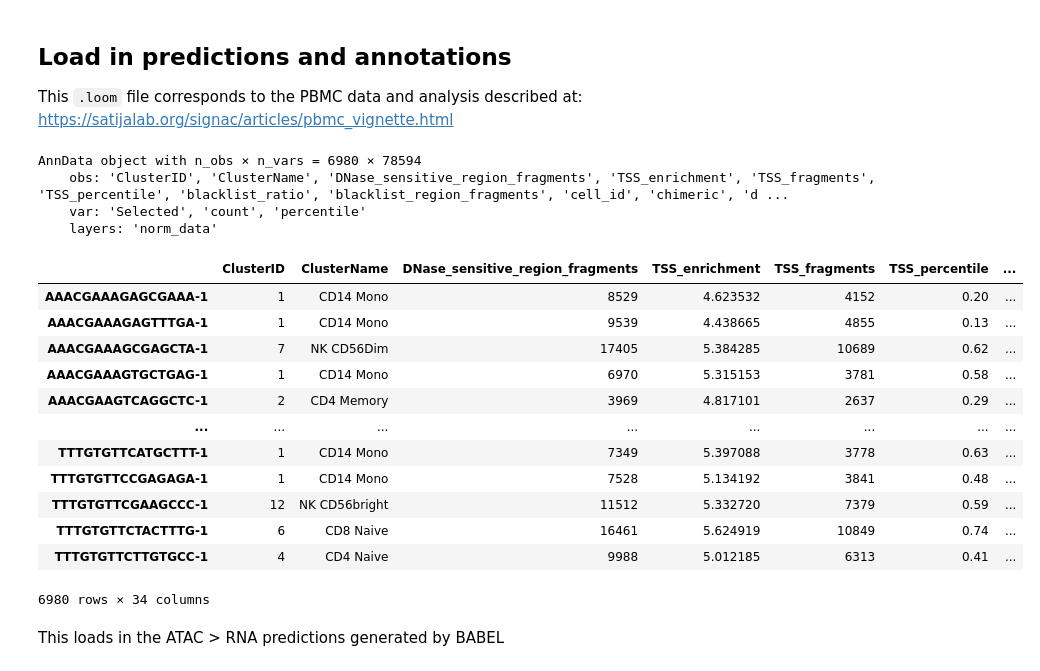
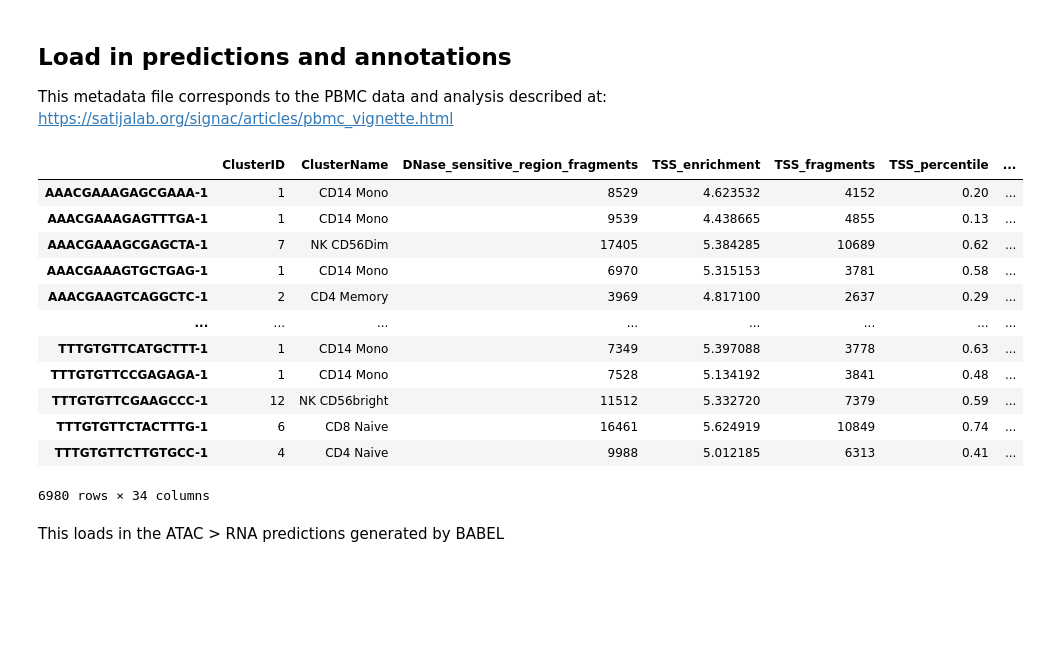
Before and after one commit to wukevin/babel, a Jupyter notebook: jupyter/pbmc_imputed_rna_eval_clean.ipynb, the cells around one changed output. Saved outputs shown, nothing was run; the diff lists cells and outputs as text; code cells hidden in the pictures; blank space fills up the shorter version.

```diff
--- a/jupyter/pbmc_imputed_rna_eval_clean.ipynb
+++ b/jupyter/pbmc_imputed_rna_eval_clean.ipynb
@@ -28,34 +44,25 @@ import utils
 # %% [markdown]
 ## Load in predictions and annotations
 
-This `.loom` file corresponds to the PBMC data and analysis described at:
+This metadata file corresponds to the PBMC data and analysis described at:
 https://satijalab.org/signac/articles/pbmc_vignette.html
-# %%
-pbmc_seurat_atac = ad.read_loom(
-    "/home/wukevin/projects/commonspace/data/10x/seurat_pbmc_atac_vignette_atac.loom",
-)
-pbmc_seurat_atac
-# %% [output]
-AnnData object with n_obs × n_vars = 6980 × 78594
-    obs: 'ClusterID', 'ClusterName', 'DNase_sensitive_region_fragments', 'TSS_enrichment', 'TSS_fragments', 'TSS_percentile', 'blacklist_ratio', 'blacklist_region_fragments', 'cell_id', 'chimeric', 'd ...
-    var: 'Selected', 'count', 'percentile'
-    layers: 'norm_data'
-# %%
-pbmc_seurat_atac.obs
-# %% [output]
-|  | ClusterID | ClusterName | DNase_sensitive_region_fragments | TSS_enrichment | TSS_fragments | TSS_percentile | ... |
-| AAACGAAAGAGCGAAA-1 | 1 | CD14 Mono | 8529 | 4.623532 | 4152 | 0.20 | ... |
-| AAACGAAAGAGTTTGA-1 | 1 | CD14 Mono | 9539 | 4.438665 | 4855 | 0.13 | ... |
-| AAACGAAAGCGAGCTA-1 | 7 | NK CD56Dim | 17405 | 5.384285 | 10689 | 0.62 | ... |
-| AAACGAAAGTGCTGAG-1 | 1 | CD14 Mono | 6970 | 5.315153 | 3781 | 0.58 | ... |
-| AAACGAAGTCAGGCTC-1 | 2 | CD4 Memory | 3969 | 4.817101 | 2637 | 0.29 | ... |
-| ... | ... | ... | ... | ... | ... | ... | ... |
-| TTTGTGTTCATGCTTT-1 | 1 | CD14 Mono | 7349 | 5.397088 | 3778 | 0.63 | ... |
-| TTTGTGTTCCGAGAGA-1 | 1 | CD14 Mono | 7528 | 5.134192 | 3841 | 0.48 | ... |
-| TTTGTGTTCGAAGCCC-1 | 12 | NK CD56bright | 11512 | 5.332720 | 7379 | 0.59 | ... |
-| TTTGTGTTCTACTTTG-1 | 6 | CD8 Naive | 16461 | 5.624919 | 10849 | 0.74 | ... |
-| TTTGTGTTCTTGTGCC-1 | 4 | CD4 Naive | 9988 | 5.012185 | 6313 | 0.41 | ... |
-6980 rows × 34 columns
+# %%
+pbmc_seurat_atac_obs = pd.read_csv(os.path.join(DATA_DIR, "10x", "pbmc_atac_obs_metadata.csv"), index_col=0)
+pbmc_seurat_atac_obs
+# %% [output]
+|  | ClusterID | ClusterName | DNase_sensitive_region_fragments | TSS_enrichment | TSS_fragments | TSS_percentile | ... |
+| AAACGAAAGAGCGAAA-1 | 1 | CD14 Mono | 8529 | 4.623532 | 4152 | 0.20 | ... |
+| AAACGAAAGAGTTTGA-1 | 1 | CD14 Mono | 9539 | 4.438665 | 4855 | 0.13 | ... |
+| AAACGAAAGCGAGCTA-1 | 7 | NK CD56Dim | 17405 | 5.384285 | 10689 | 0.62 | ... |
+| AAACGAAAGTGCTGAG-1 | 1 | CD14 Mono | 6970 | 5.315153 | 3781 | 0.58 | ... |
+| AAACGAAGTCAGGCTC-1 | 2 | CD4 Memory | 3969 | 4.817100 | 2637 | 0.29 | ... |
+| ... | ... | ... | ... | ... | ... | ... | ... |
+| TTTGTGTTCATGCTTT-1 | 1 | CD14 Mono | 7349 | 5.397088 | 3778 | 0.63 | ... |
+| TTTGTGTTCCGAGAGA-1 | 1 | CD14 Mono | 7528 | 5.134192 | 3841 | 0.48 | ... |
+| TTTGTGTTCGAAGCCC-1 | 12 | NK CD56bright | 11512 | 5.332720 | 7379 | 0.59 | ... |
+| TTTGTGTTCTACTTTG-1 | 6 | CD8 Naive | 16461 | 5.624919 | 10849 | 0.74 | ... |
+| TTTGTGTTCTTGTGCC-1 | 4 | CD4 Naive | 9988 | 5.012185 | 6313 | 0.41 | ... |
+6980 rows × 34 columns
 # %% [markdown]
 This loads in the ATAC > RNA predictions generated by BABEL
 # %%
```
Also changed, not shown: parts of 7 cells of this notebook.
